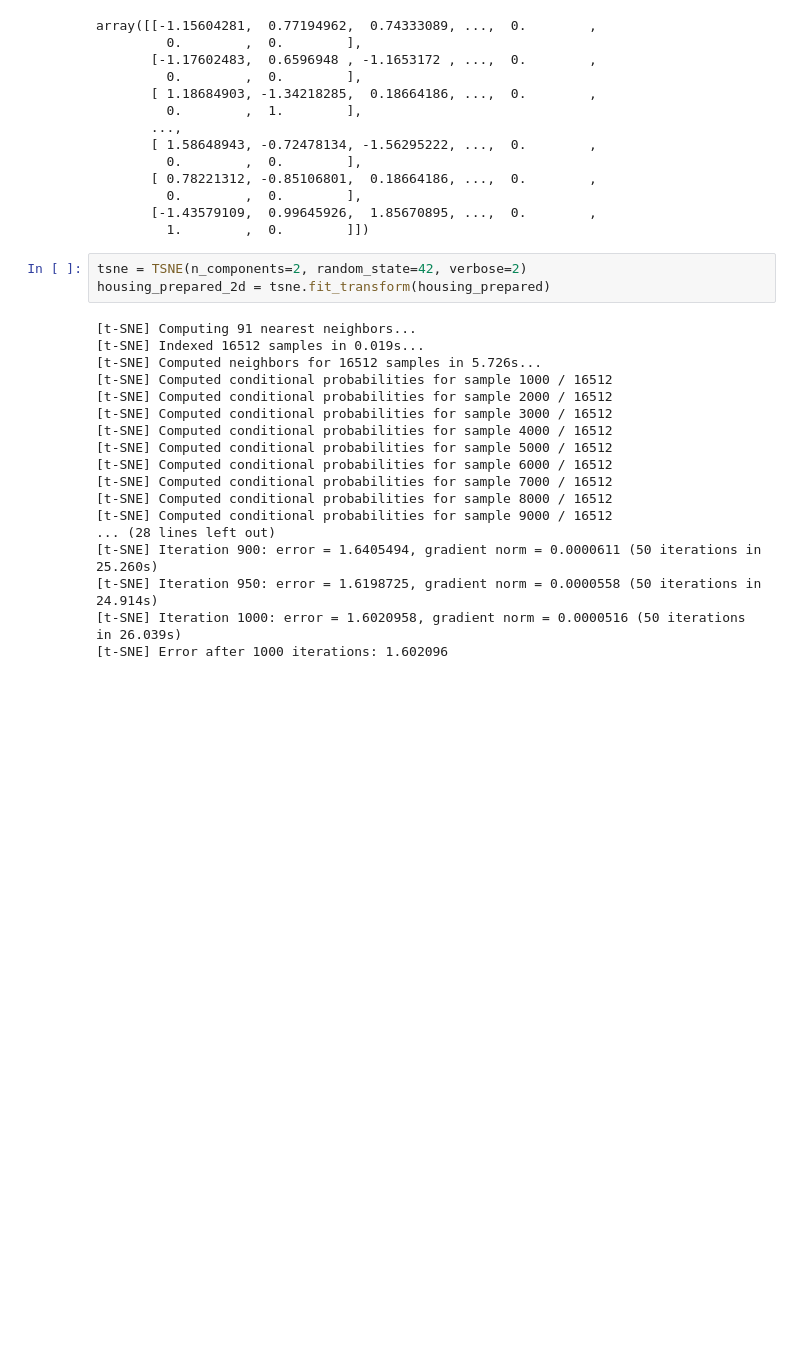
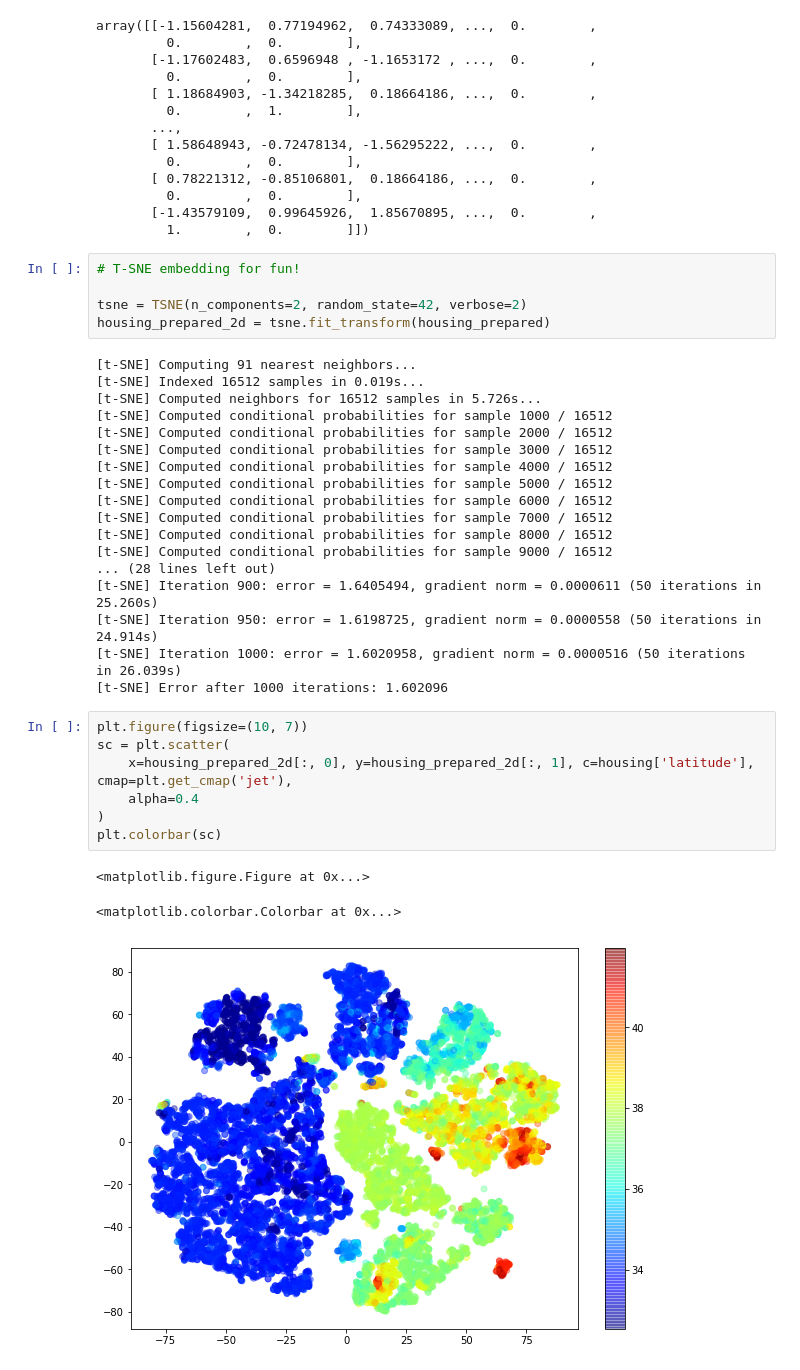
Before and after one commit to mukulio/California-Housing-Prices, a Jupyter notebook: California Housing Prices.ipynb, the cells around one changed output. Cells and saved outputs as stored; diff of their text form; blank space fills up the shorter version.

Commit message:
t-sne embedding visualization

```diff
--- a/California Housing Prices.ipynb
+++ b/California Housing Prices.ipynb
@@ -568,6 +568,8 @@ array([[-1.15604281,  0.77194962,  0.74333089, ...,  0.        ,
        [-1.43579109,  0.99645926,  1.85670895, ...,  0.        ,
          1.        ,  0.        ]])
 # %%
+# T-SNE embedding for fun!
+
 tsne = TSNE(n_components=2, random_state=42, verbose=2)
 housing_prepared_2d = tsne.fit_transform(housing_prepared)
 # %% [output]
@@ -588,3 +590,14 @@ housing_prepared_2d = tsne.fit_transform(housing_prepared)
 [t-SNE] Iteration 950: error = 1.6198725, gradient norm = 0.0000558 (50 iterations in 24.914s)
 [t-SNE] Iteration 1000: error = 1.6020958, gradient norm = 0.0000516 (50 iterations in 26.039s)
 [t-SNE] Error after 1000 iterations: 1.602096
+# %%
+plt.figure(figsize=(10, 7))
+sc = plt.scatter(
+    x=housing_prepared_2d[:, 0], y=housing_prepared_2d[:, 1], c=housing['latitude'], cmap=plt.get_cmap('jet'),
+    alpha=0.4
+)
+plt.colorbar(sc)
+# %% [output]
+<matplotlib.figure.Figure at 0x...>
+<matplotlib.colorbar.Colorbar at 0x...>
+[figure, added]
```
